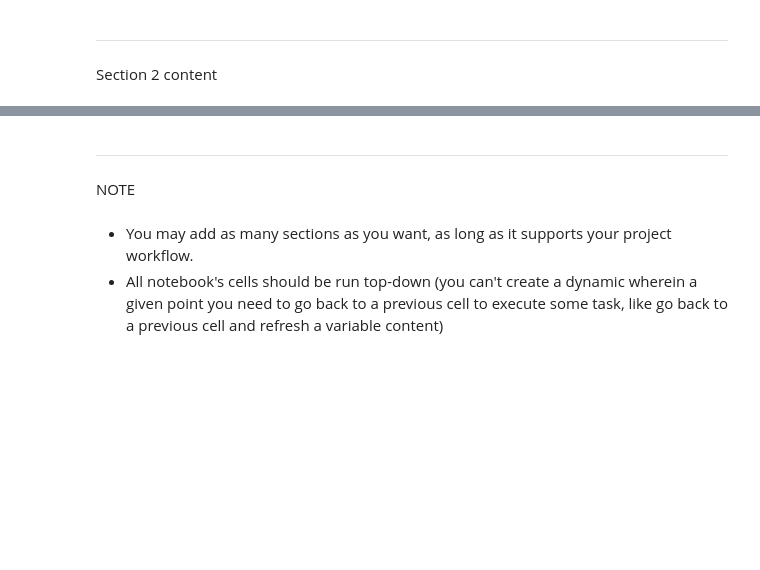
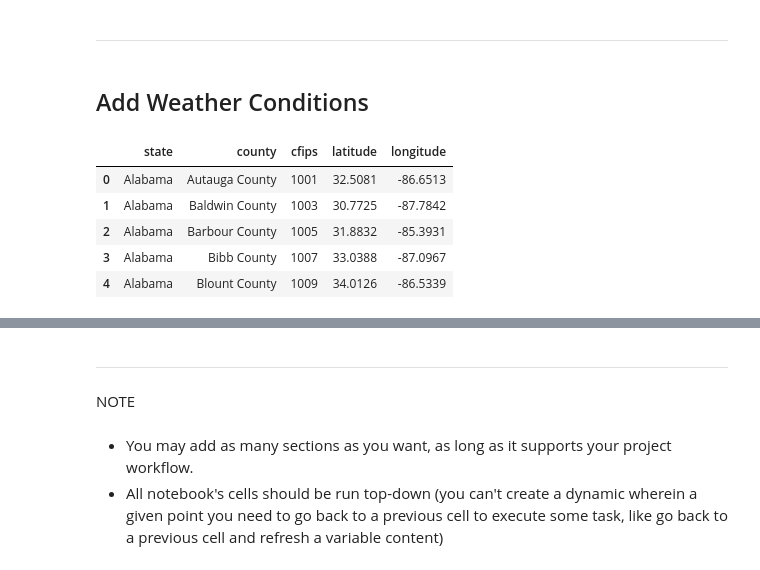
Before and after one commit to Sonya-J00/US_Air_Pollution_Team_2, a Jupyter notebook: jupyter_notebooks/Feature_Engineering.ipynb, the cells around one changed output, grey strips where cells are left out. Saved outputs shown, nothing was run; the diff lists cells and outputs as text; code cells hidden in the pictures; blank space fills up the shorter version.

```diff
--- a/jupyter_notebooks/Feature_Engineering.ipynb
+++ b/jupyter_notebooks/Feature_Engineering.ipynb
@@ -441,4 +454,14 @@ df_merge.shape
 # %% [markdown]
 ---
-# %% [markdown]
-Section 2 content
+# %% [markdown]
+## Add Weather Conditions
+# %%
+county_coords = pd.read_csv("Dataset/Support_files/County_Centroids.csv", encoding='utf-8-sig')
+county_coords.head()
+# %% [output]
+|  | state | county | cfips | latitude | longitude |
+| 0 | Alabama | Autauga County | 1001 | 32.5081 | -86.6513 |
+| 1 | Alabama | Baldwin County | 1003 | 30.7725 | -87.7842 |
+| 2 | Alabama | Barbour County | 1005 | 31.8832 | -85.3931 |
+| 3 | Alabama | Bibb County | 1007 | 33.0388 | -87.0967 |
+| 4 | Alabama | Blount County | 1009 | 34.0126 | -86.5339 |
```
Also changed, not shown: parts of 26 cells of this notebook, 2 other files.
